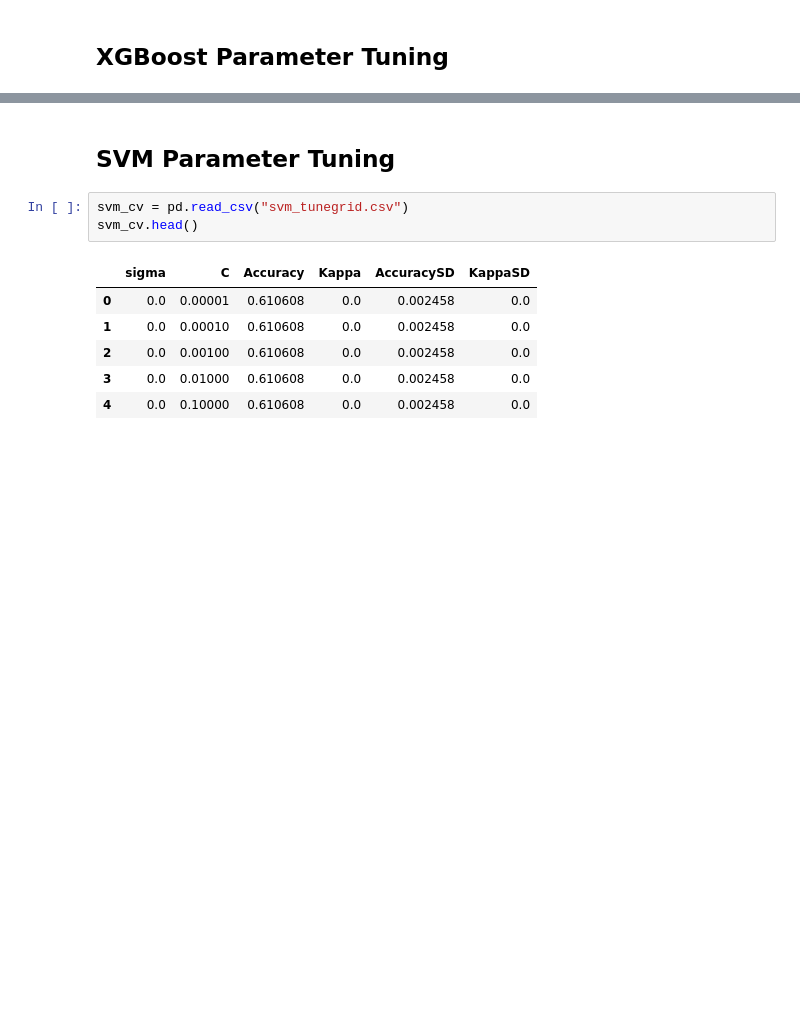
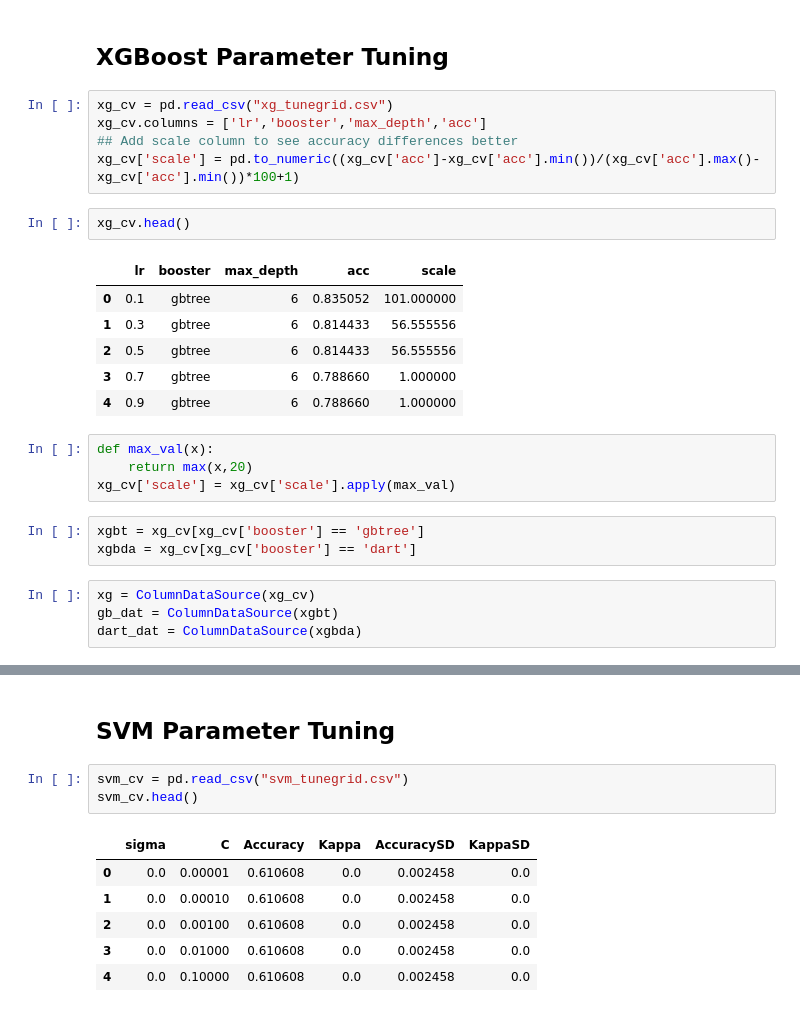
Before and after one commit to meysubb/NCAAF_Projects, a Jupyter notebook: Bowl_Game_Predictions/2017/Untitled.ipynb, the cells around one changed output, grey strips where cells are left out. Cells and saved outputs as stored; diff of their text form; blank space fills up the shorter version.

```diff
--- a/Bowl_Game_Predictions/2017/Untitled.ipynb
+++ b/Bowl_Game_Predictions/2017/Untitled.ipynb
@@ -88,2 +148,27 @@ rf_dat = ColumnDataSource(rf_cv)
 # %% [markdown]
 ## XGBoost Parameter Tuning
+# %%
+xg_cv = pd.read_csv("xg_tunegrid.csv")
+xg_cv.columns = ['lr','booster','max_depth','acc']
+## Add scale column to see accuracy differences better
+xg_cv['scale'] = pd.to_numeric((xg_cv['acc']-xg_cv['acc'].min())/(xg_cv['acc'].max()-xg_cv['acc'].min())*100+1)
+# %%
+xg_cv.head()
+# %% [output]
+|  | lr | booster | max_depth | acc | scale |
+| 0 | 0.1 | gbtree | 6 | 0.835052 | 101.000000 |
+| 1 | 0.3 | gbtree | 6 | 0.814433 | 56.555556 |
+| 2 | 0.5 | gbtree | 6 | 0.814433 | 56.555556 |
+| 3 | 0.7 | gbtree | 6 | 0.788660 | 1.000000 |
+| 4 | 0.9 | gbtree | 6 | 0.788660 | 1.000000 |
+# %%
+def max_val(x):
+    return max(x,20)
+xg_cv['scale'] = xg_cv['scale'].apply(max_val)
+# %%
+xgbt = xg_cv[xg_cv['booster'] == 'gbtree']
+xgbda = xg_cv[xg_cv['booster'] == 'dart']
+# %%
+xg = ColumnDataSource(xg_cv)
+gb_dat = ColumnDataSource(xgbt)
+dart_dat = ColumnDataSource(xgbda)
```
Also changed, not shown: parts of 11 cells of this notebook, 2 other files.
